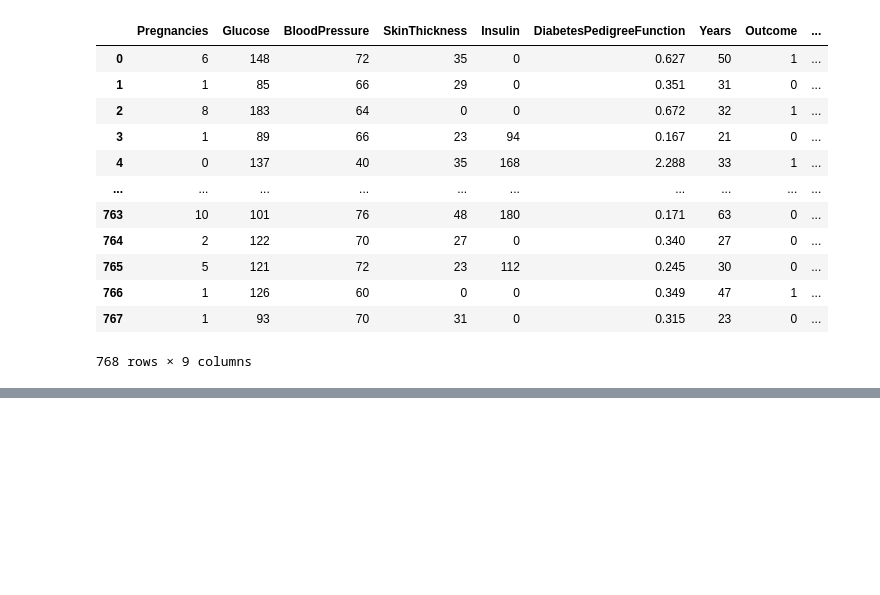
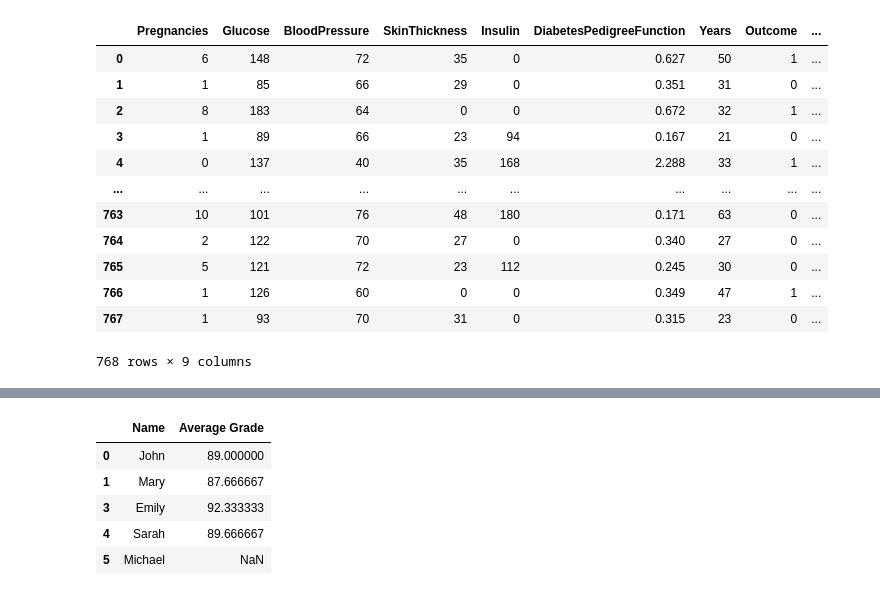
Before and after one commit to faizrazadec/Data-Science-Group-2-BWF-FAIZ-RAZA, a Jupyter notebook: Task 12/Task 12.ipynb, the cells around one changed output, grey strips where cells are left out. Saved outputs shown, nothing was run; the diff lists cells and outputs as text; code cells hidden in the pictures; blank space fills up the shorter version.

```diff
--- a/Task 12/Task 12.ipynb
+++ b/Task 12/Task 12.ipynb
@@ -366,0 +412,30 @@ df.rename(columns = {'Age': 'Years'})
+# %%
+# Create the DataFrame
+df = pd.DataFrame(student_data)
+
+# Calculate average grade of each student
+df['Average Grade'] = (df['Grade1'] + df['Grade2'] + df['Grade3']) / 3
+
+# Filter students with average grade greater than 80
+filtered_students = df[df['Average Grade'] > 80]
+
+# Add new student to database
+new_student = pd.DataFrame({'Name': ['Michael'], 'Grade1': [90], 'Grade2': [92], 'Grade3': [88]})
+df = pd.concat([df, new_student], ignore_index=True)
+
+# Delete student from database
+df = df.drop(df[df['Name'] == 'David'].index)
+
+# Update student information
+df.loc[df['Name'] == 'Mary', 'Grade1'] = 95
+
+# Generate report
+report = df[['Name', 'Average Grade']]
+report
+# %% [output]
+|  | Name | Average Grade |
+| 0 | John | 89.000000 |
+| 1 | Mary | 87.666667 |
+| 3 | Emily | 92.333333 |
+| 4 | Sarah | 89.666667 |
+| 5 | Michael | NaN |
```
Also changed, not shown: parts of 4 cells of this notebook, 3 other files.
